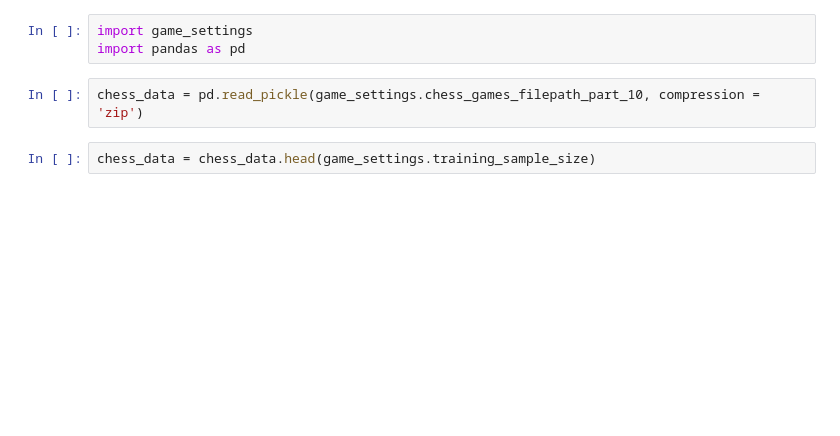
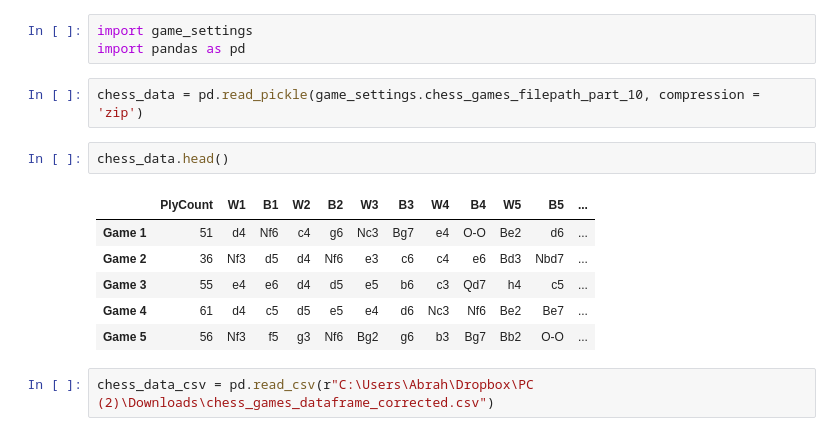
Before and after one commit to Abe-Borg/BradleyChess, a Jupyter notebook: src/Misc Code Testing.ipynb, the cells around one changed output. Saved outputs shown, nothing was run; the diff lists cells and outputs as text; blank space fills up the shorter version.

```diff
--- a/src/Misc Code Testing.ipynb
+++ b/src/Misc Code Testing.ipynb
@@ -4,4 +4,13 @@ import pandas as pd
 # %%
 chess_data = pd.read_pickle(game_settings.chess_games_filepath_part_10, compression = 'zip')
 # %%
-chess_data = chess_data.head(game_settings.training_sample_size)
+chess_data.head()
+# %% [output]
+|  | PlyCount | W1 | B1 | W2 | B2 | W3 | B3 | W4 | B4 | W5 | B5 | ... |
+| Game 1 | 51 | d4 | Nf6 | c4 | g6 | Nc3 | Bg7 | e4 | O-O | Be2 | d6 | ... |
+| Game 2 | 36 | Nf3 | d5 | d4 | Nf6 | e3 | c6 | c4 | e6 | Bd3 | Nbd7 | ... |
+| Game 3 | 55 | e4 | e6 | d4 | d5 | e5 | b6 | c3 | Qd7 | h4 | c5 | ... |
+| Game 4 | 61 | d4 | c5 | d5 | e5 | e4 | d6 | Nc3 | Nf6 | Be2 | Be7 | ... |
+| Game 5 | 56 | Nf3 | f5 | g3 | Nf6 | Bg2 | g6 | b3 | Bg7 | Bb2 | O-O | ... |
+# %%
+chess_data_csv = pd.read_csv(r"C:\Users\Abrah\Dropbox\PC (2)\Downloads\chess_games_dataframe_corrected.csv")
```
Also changed, not shown: parts of 6 cells of this notebook.
